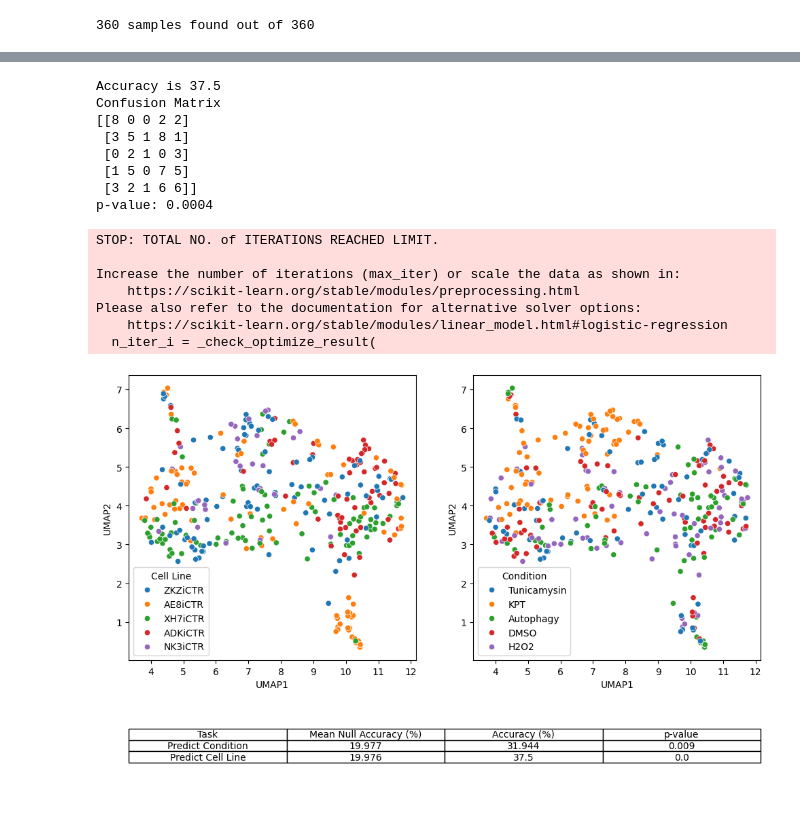
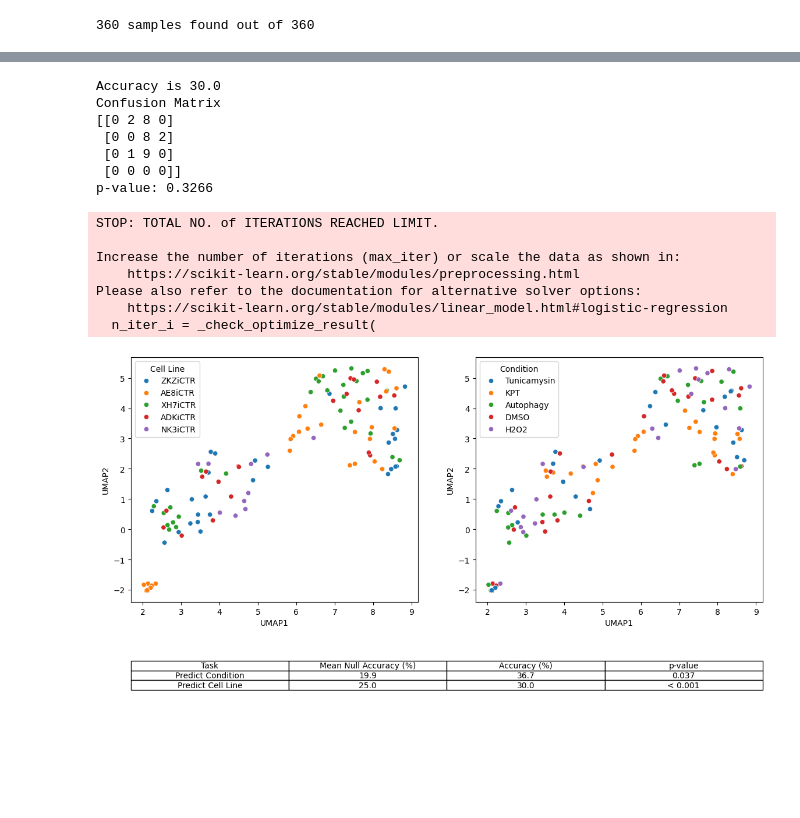
Before and after one commit to Shavit-Lab/cell_paint_seg, a Jupyter notebook: experiments/96_control/helper.ipynb, the cells around one changed output, grey strips where cells are left out. Saved outputs shown, nothing was run; the diff lists cells and outputs as text; code cells hidden in the pictures; blank space fills up the shorter version.

```diff
--- a/experiments/96_control/helper.ipynb
+++ b/experiments/96_control/helper.ipynb
@@ -28,12 +36,13 @@ def id_from_name_mask(name):
     id = name[:7]
     return id
 # %%
-path_tif = "/Users/thomasathey/Documents/shavit-lab/fraenkel/papers/cvpr/data/annotated/og/"
+path_tif = "/Users/thomasathey/Documents/shavit-lab/fraenkel/papers/cvpr/data/all_control/raw/"
 path_gray = Path("/Users/thomasathey/Documents/shavit-lab/fraenkel/papers/cvpr/data/annotated/grayscale/")
 path_3ch = Path("/Users/thomasathey/Documents/shavit-lab/fraenkel/papers/cvpr/data/annotated/annotate_3ch/")
+path_release = Path("/Users/thomasathey/Documents/shavit-lab/fraenkel/papers/cvpr/data/all_control/release")
 
 channels = ["ER", "DNA", "Mito", "Actin", "RNA", "Golgi/membrane"]
-res = 5.98e-7
+res = 6.9e-7
 
 id_to_path = get_id_to_path(path_tif, tag=".tif", id_from_name=id_from_name)
 
@@ -624,6 +766,7 @@ data_pval = []
 
 df = pd.read_csv("/Users/thomasathey/Documents/shavit-lab/fraenkel/papers/cvpr/data/all_control/MyExpt_Image.csv")
 cols_X = [c for c in df.columns if "Mean" in c or "Count" in c]
+cols_X = [c for c in cols_X if "Actin" not in c]
 cols_Y = [c for c in df.columns if c == "Metadata_Field" or c == "Metadata_Plate"]
 
 df = df[cols_X + cols_Y]
@@ -632,19 +775,24 @@ df.fillna(value=0, inplace=True)
 lines = []
 conditions = []
 plate_categorical = []
+wells = []
 for _, row in df.iterrows():
     exp = row["Metadata_Plate"]
     field = row["Metadata_Field"]
     line = field_to_line(field, exp)
     condition = field_to_condition(field, exp)
+    well = (exp, (field - 1) // 3 + 1)
 
     lines.append(line)
     conditions.append(condition)
     plate_categorical.append(str(int(exp)))
+    wells.append(well)
 
 df["Cell Line"] = lines
 df["Condition"] = conditions
 df["Plate"] = plate_categorical
+df["Well"] = wells
+
 
 X = df[cols_X].values
 
@@ -742,15 +918,21 @@ Please also refer to the documentation for alternative solver options:
     https://scikit-learn.org/stable/modules/linear_model.html#logistic-regression
   n_iter_i = _check_optimize_result(
 # %%
-X = df[cols_X].values
+separate_plates = True
 
-# cond_to_num = {u : i for i, u in enumerate(df["Condition"].unique())}
-# x_cond = np.array([cond_to_num[line] for line in df["Condition"]])
-# X = np.concatenate((X, x_cond[:, None]), axis=1)
+if separate_plates:
+    df_train = df[df["Metadata_Plate"] != 4]
+    df_test = df[df["Metadata_Plate"] == 4]
+    x_train = df_train[cols_X].values
+    y_train = df_train["Cell Line"].values
+    x_test = df_test[cols_X].values
+    y_test = df_test["Cell Line"].values
+else:
+    X = df[cols_X].values
+    y = df["Cell Line"].values
+    print(X.shape)
+    x_train, x_test, y_train, y_test = train_test_split(X, y, test_size=0.20, random_state=15, stratify=y)
 
-y = df["Cell Line"].values
-
-x_train, x_test, y_train, y_test = train_test_split(X, y, test_size=0.20, random_state=15, stratify=y)
 clf = LogisticRegression(random_state=0).fit(x_train, y_train)
 
 y_pred = clf.predict(x_test)
@@ -791,14 +973,13 @@ data_acc.append(accuracy)
 data_pval.append(pval)
 data_null_acc.append(np.mean(accs))
 # %% [output]
-Accuracy is 37.5
+Accuracy is 30.0
 Confusion Matrix
-[[8 0 0 2 2]
- [3 5 1 8 1]
- [0 2 1 0 3]
- [1 5 0 7 5]
- [3 2 1 6 6]]
-p-value: 0.0004
+[[0 2 8 0]
+ [0 0 8 2]
+ [0 1 9 0]
+ [0 0 0 0]]
+p-value: 0.3266
 STOP: TOTAL NO. of ITERATIONS REACHED LIMIT.
 
 Increase the number of iterations (max_iter) or scale the data as shown in:
@@ -808,31 +989,34 @@ Please also refer to the documentation for alternative solver options:
   n_iter_i = _check_optimize_result(
 # %%
 df_pred = pd.DataFrame({"Task": data_task, "Mean Null Accuracy (%)": data_null_acc, "Accuracy (%)": data_acc, "p-value": data_pval})
-df_pred = df_pred.round(3)
+df_pred = df_pred.round(1)
+df_pred = df_pred.drop(columns=["p-value"])
+df_pred["p-value"] = ["0.037", "< 0.001"]
 
-fig = plt.figure(figsize=(12, 8))
+fig = plt.figure(figsize=(14, 8))
 gs = gridspec.GridSpec(2, 2, height_ratios=[3, 1])
 
 # First row, two subplots
 ax1 = fig.add_subplot(gs[0, 0])  # Top-left subplot
 ax2 = fig.add_subplot(gs[0, 1])  # Top-right subplot
 
 # Second row, one subplot that spans both columns
 ax3 = fig.add_subplot(gs[1, :])  # Bottom subplot spanning both columns
 
 
 sns.scatterplot(df, x="UMAP1", y="UMAP2", hue="Cell Line", ax=ax1)
 sns.scatterplot(df, x="UMAP1", y="UMAP2", hue="Condition", ax=ax2)
 
 ax3.axis('tight')
 ax3.axis('off')
 table = ax3.table(cellText=df_pred.values, colLabels=df_pred.columns, cellLoc='center', loc='center')
 
 # Set font size for each cell
 table.auto_set_font_size(False)
 table.set_fontsize(10)  # Adjust font size as needed
 
+#plt.tight_layout()
 
-plt.savefig("/Users/thomasathey/Documents/shavit-lab/fraenkel/papers/cvpr/figures/umap.pdf")
+# plt.savefig("/Users/thomasathey/Documents/shavit-lab/fraenkel/papers/cvpr/figures/umap.svg")
 # %% [output]
-[figure, old version]
+[figure, new version]
```
Also changed, not shown: parts of 22 cells of this notebook, 1 other file.
